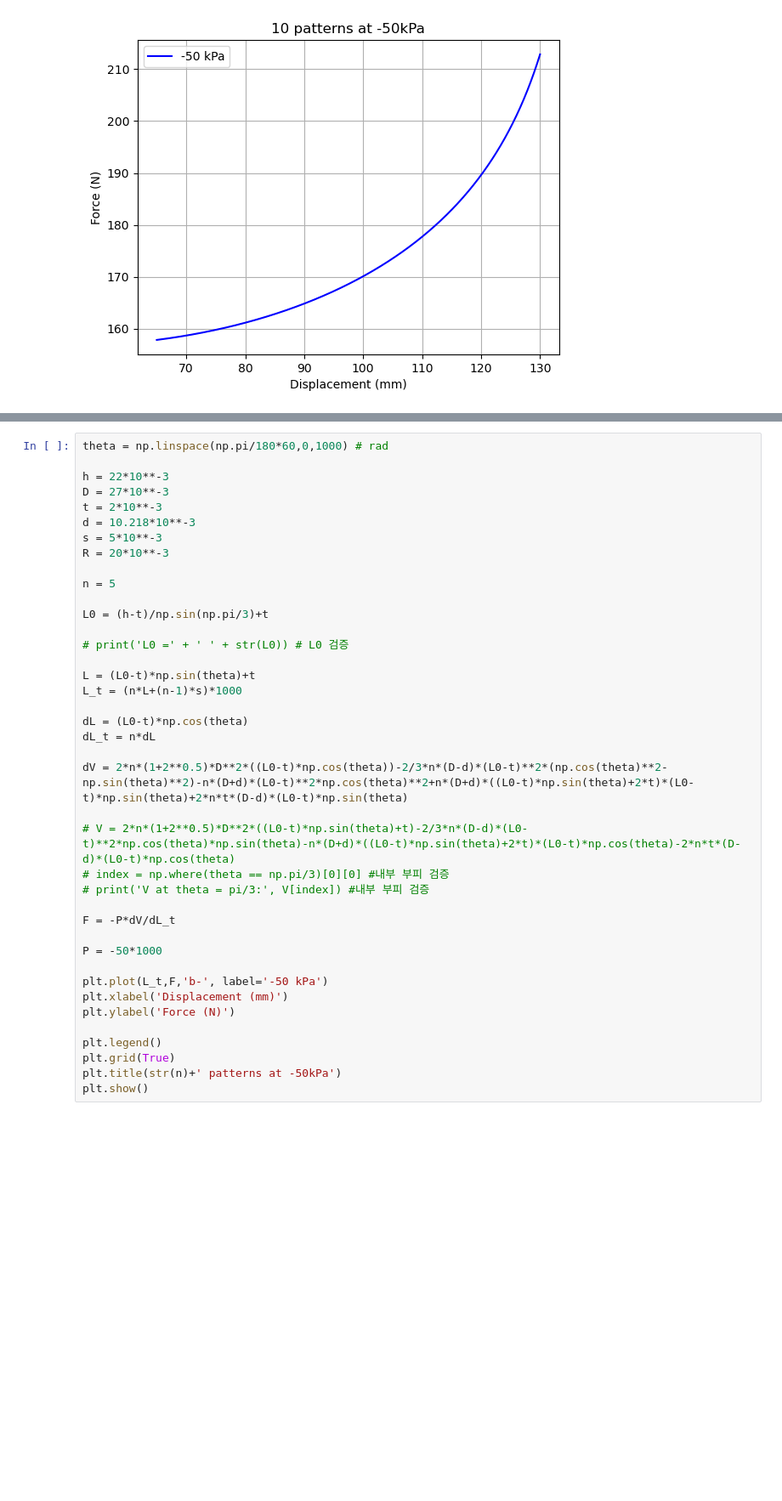
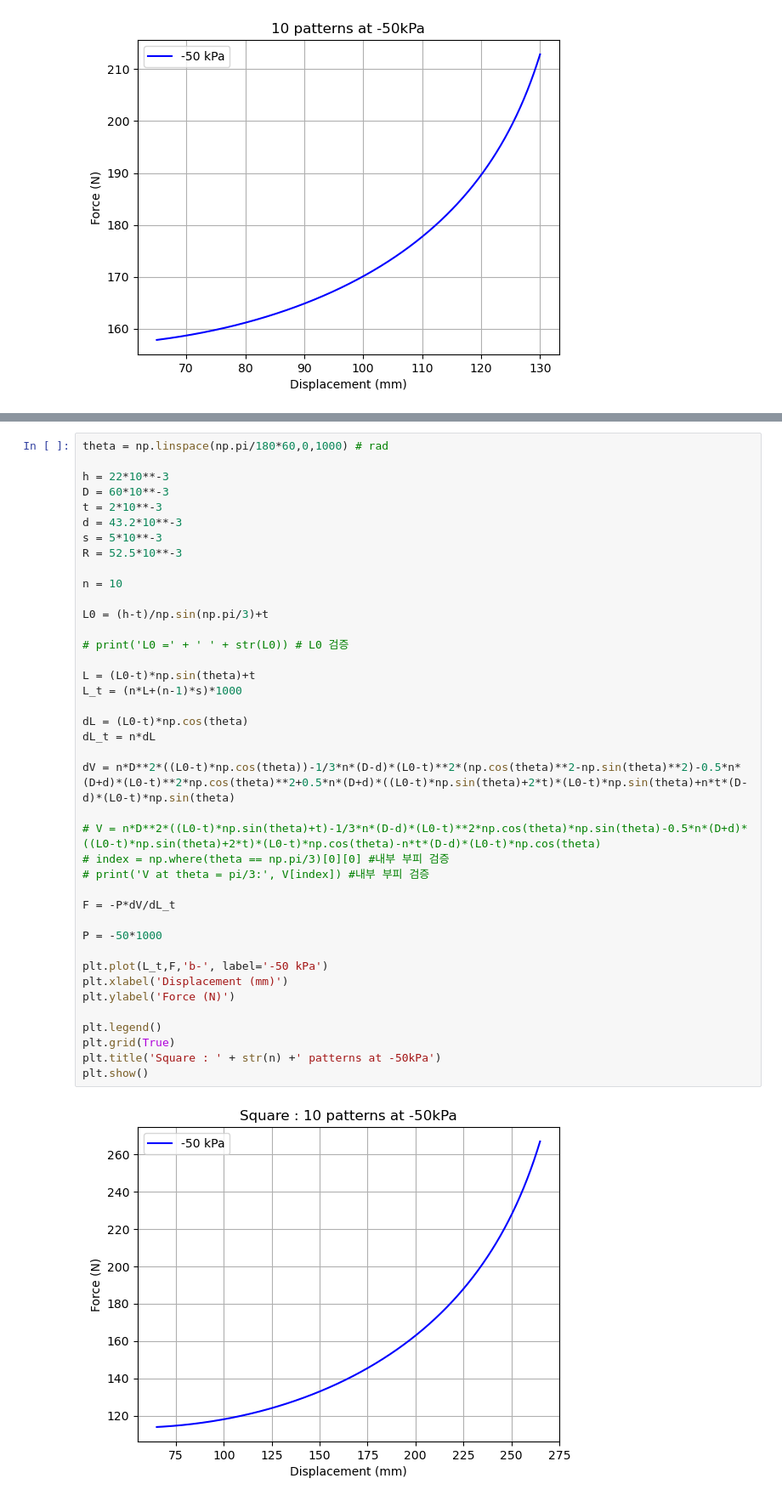
Before and after one commit to moreum2/OV-PAM_model, a Jupyter notebook: OV-PAM model.ipynb, the cells around one changed output, grey strips where cells are left out. Shown at 85% size. Cells and saved outputs as stored; diff of their text form; blank space fills up the shorter version.

```diff
--- a/OV-PAM model.ipynb
+++ b/OV-PAM model.ipynb
@@ -582,39 +586,41 @@ plt.show()
 theta = np.linspace(np.pi/180*60,0,1000) # rad
 
 h = 22*10**-3
-D = 27*10**-3
+D = 60*10**-3
 t = 2*10**-3
-d = 10.218*10**-3
+d = 43.2*10**-3
 s = 5*10**-3
-R = 20*10**-3
+R = 52.5*10**-3
 
-n = 5
+n = 10
 
 L0 = (h-t)/np.sin(np.pi/3)+t
 
 # print('L0 =' + ' ' + str(L0)) # L0 검증
 
 L = (L0-t)*np.sin(theta)+t
 L_t = (n*L+(n-1)*s)*1000
 
 dL = (L0-t)*np.cos(theta)
 dL_t = n*dL
 
-dV = 2*n*(1+2**0.5)*D**2*((L0-t)*np.cos(theta))-2/3*n*(D-d)*(L0-t)**2*(np.cos(theta)**2-np.sin(theta)**2)-n*(D+d)*(L0-t)**2*np.cos(theta)**2+n*(D+d)*((L0-t)*np.sin(theta)+2*t)*(L0-t)*np.sin(theta)+2*n*t*(D-d)*(L0-t)*np.sin(theta)
+dV = n*D**2*((L0-t)*np.cos(theta))-1/3*n*(D-d)*(L0-t)**2*(np.cos(theta)**2-np.sin(theta)**2)-0.5*n*(D+d)*(L0-t)**2*np.cos(theta)**2+0.5*n*(D+d)*((L0-t)*np.sin(theta)+2*t)*(L0-t)*np.sin(theta)+n*t*(D-d)*(L0-t)*np.sin(theta)
 
-# V = 2*n*(1+2**0.5)*D**2*((L0-t)*np.sin(theta)+t)-2/3*n*(D-d)*(L0-t)**2*np.cos(theta)*np.sin(theta)-n*(D+d)*((L0-t)*np.sin(theta)+2*t)*(L0-t)*np.cos(theta)-2*n*t*(D-d)*(L0-t)*np.cos(theta)
+# V = n*D**2*((L0-t)*np.sin(theta)+t)-1/3*n*(D-d)*(L0-t)**2*np.cos(theta)*np.sin(theta)-0.5*n*(D+d)*((L0-t)*np.sin(theta)+2*t)*(L0-t)*np.cos(theta)-n*t*(D-d)*(L0-t)*np.cos(theta)
 # index = np.where(theta == np.pi/3)[0][0] #내부 부피 검증
 # print('V at theta = pi/3:', V[index]) #내부 부피 검증
 
 F = -P*dV/dL_t
 
 P = -50*1000
 
 plt.plot(L_t,F,'b-', label='-50 kPa')
 plt.xlabel('Displacement (mm)')
 plt.ylabel('Force (N)')
 
 plt.legend()
 plt.grid(True)
-plt.title(str(n)+' patterns at -50kPa')
+plt.title('Square : ' + str(n) +' patterns at -50kPa')
 plt.show()
+# %% [output]
+[figure, added]
```
Also changed, not shown: parts of 6 cells of this notebook.
